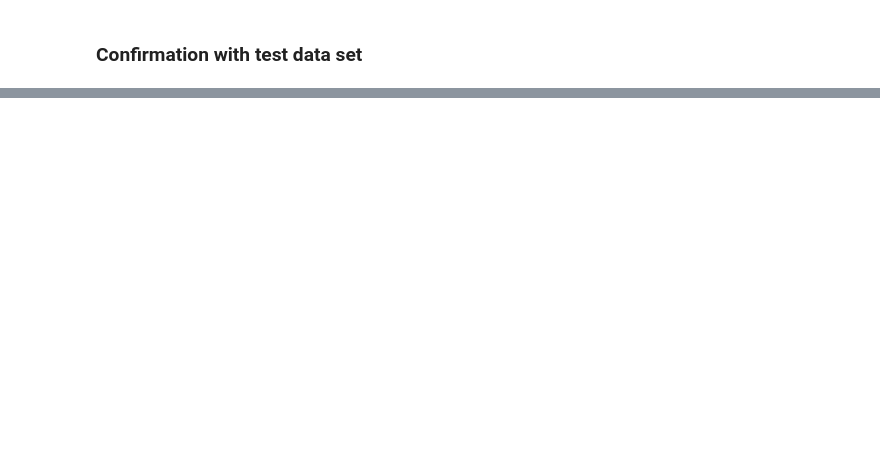
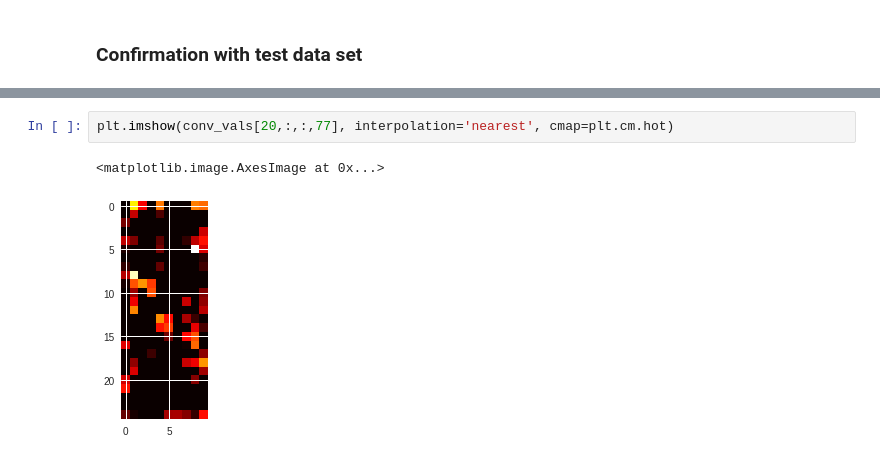
Before and after one commit to araobp/acoustic-features, a Jupyter notebook: tensorflow/CNN_for_AED_preliminary_test.ipynb, the cells around one changed output, grey strips where cells are left out. Cells and saved outputs as stored; diff of their text form; blank space fills up the shorter version.

```diff
--- a/tensorflow/CNN_for_AED_preliminary_test.ipynb
+++ b/tensorflow/CNN_for_AED_preliminary_test.ipynb
@@ -202,0 +281,5 @@ sess.close()
+# %%
+plt.imshow(conv_vals[20,:,:,77], interpolation='nearest', cmap=plt.cm.hot)
+# %% [output]
+<matplotlib.image.AxesImage at 0x...>
+[figure, added]
```
Also changed, not shown: parts of 16 cells of this notebook, 1 other file.
